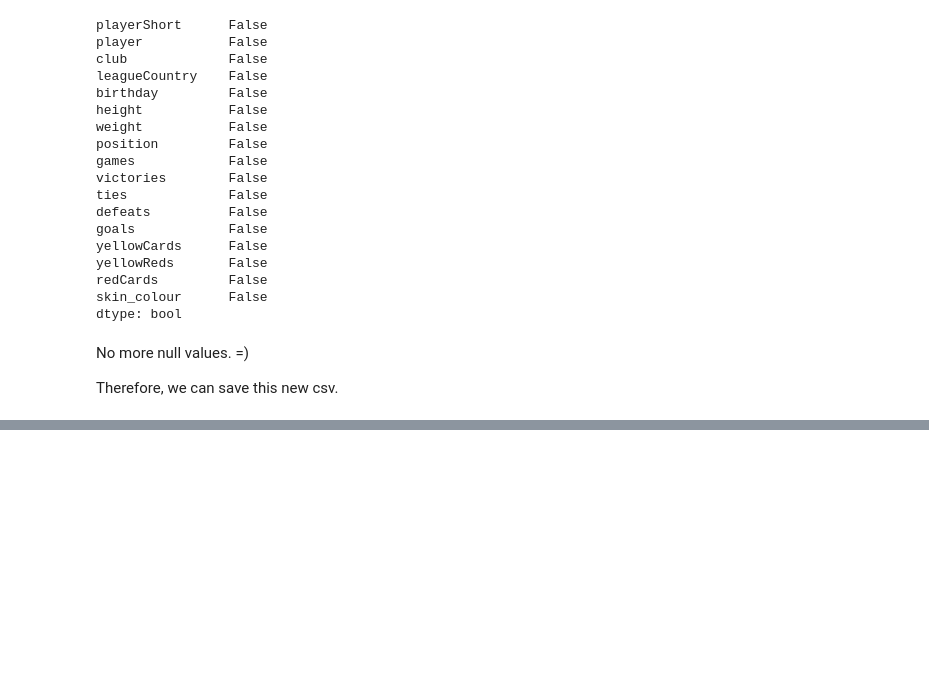
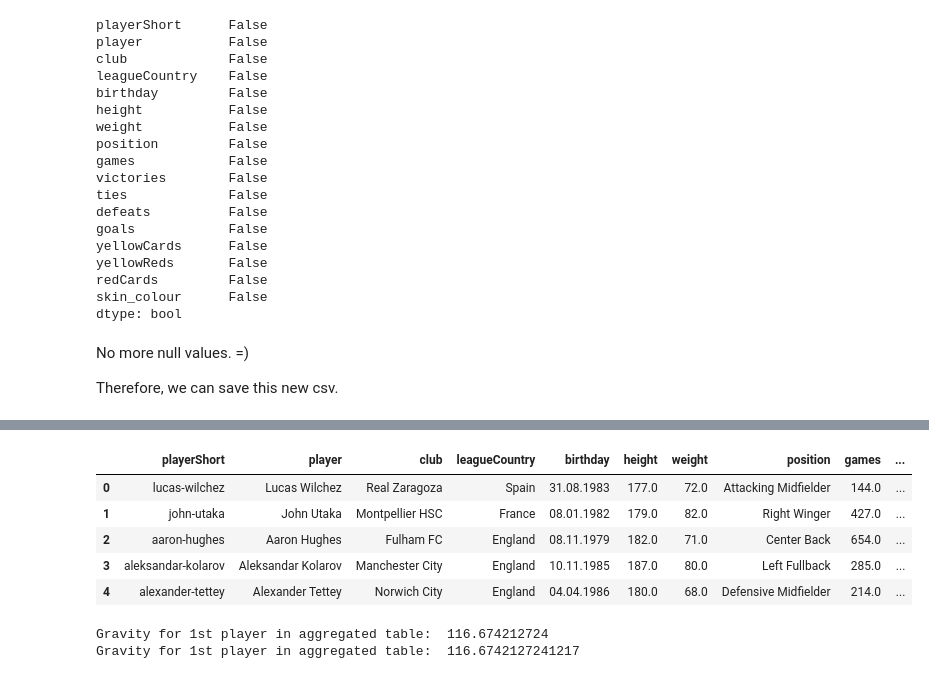
Before and after one commit to jmuth/ADA_homeworks, a Jupyter notebook: 04 - Applied ML/Data_Analysis_and_Cleaning.ipynb, the cells around one changed output, grey strips where cells are left out. Saved outputs shown, nothing was run; the diff lists cells and outputs as text; code cells hidden in the pictures; blank space fills up the shorter version.

```diff
--- a/04 - Applied ML/Data_Analysis_and_Cleaning.ipynb
+++ b/04 - Applied ML/Data_Analysis_and_Cleaning.ipynb
@@ -192,5 +227,5 @@ unique_players = df['player'].unique()
 # %%
-df_players = pd.DataFrame([], columns = df.columns)
+df_players = pd.DataFrame([], columns = df_clean.columns)
 df_players.head()
 # %% [output]
 |  | playerShort | player | club | leagueCountry | birthday | height | weight | position | games | ... |
@@ -202,14 +237,14 @@ summed = ['games', 'victories', 'ties', 'defeats', 'goals',
 idx = 0
 for plyr in unique_players:
     # Get all entries with the same player
-    df_player = df[df['player'] == plyr]
+    df_player = df_clean[df_clean['player'] == plyr]
     df_player.index = np.arange(len(df_player))
     # Sum the numbers
     sum_values = df_player.sum(numeric_only=True)
 
     # Create the array for the player
     array_player = []
-    for i in df.columns:
+    for i in df_clean.columns:
         if i in summed:
             array_player.append(sum_values[i])
         else:
@@ -333,0 +395,4 @@ If we want to keep these information, we can use the cross these information wit
+# %%
+nbr_yellow = df['yellowCards'].sum()
+nbr_yellowRed = df['yellowReds'].sum()
+nbr_red = df['redCards'].sum()
@@ -333,0 +431,23 @@ If we want to keep these information, we can use the cross these information wit
+# %%
+gravity_players = df_players['yellowCards'] + nbr_yellow/nbr_yellowRed * df_players['yellowReds'] + nbr_yellow/nbr_red * df_players['redCards']
+# %%
+df_players_with_features = df_players
+df_players_with_features['gravity'] = gravity_players
+df_players_with_features.head()
+# %% [output]
+|  | playerShort | player | club | leagueCountry | birthday | height | weight | position | games | ... |
+| 0 | lucas-wilchez | Lucas Wilchez | Real Zaragoza | Spain | 31.08.1983 | 177.0 | 72.0 | Attacking Midfielder | 144.0 | ... |
+| 1 | john-utaka | John Utaka | Montpellier HSC | France | 08.01.1982 | 179.0 | 82.0 | Right Winger | 427.0 | ... |
+| 2 | aaron-hughes | Aaron Hughes | Fulham FC | England | 08.11.1979 | 182.0 | 71.0 | Center Back | 654.0 | ... |
+| 3 | aleksandar-kolarov | Aleksandar Kolarov | Manchester City | England | 10.11.1985 | 187.0 | 80.0 | Left Fullback | 285.0 | ... |
+| 4 | alexander-tettey | Alexander Tettey | Norwich City | England | 04.04.1986 | 180.0 | 68.0 | Defensive Midfielder | 214.0 | ... |
+# %%
+# Just check that the aggregation is correct
+print("Gravity for 1st player in aggregated table: ", df_players_with_features['gravity'][0])
+print("Gravity for 1st player in aggregated table: ",
+      df_with_features[df_with_features['player'] == 'Lucas Wilchez']['gravity'].sum())
+
+# It's ok.. =)
+# %% [output]
+Gravity for 1st player in aggregated table:  116.674212724
+Gravity for 1st player in aggregated table:  116.6742127241217
```
Also changed, not shown: parts of 27 cells of this notebook, 6 other files.
